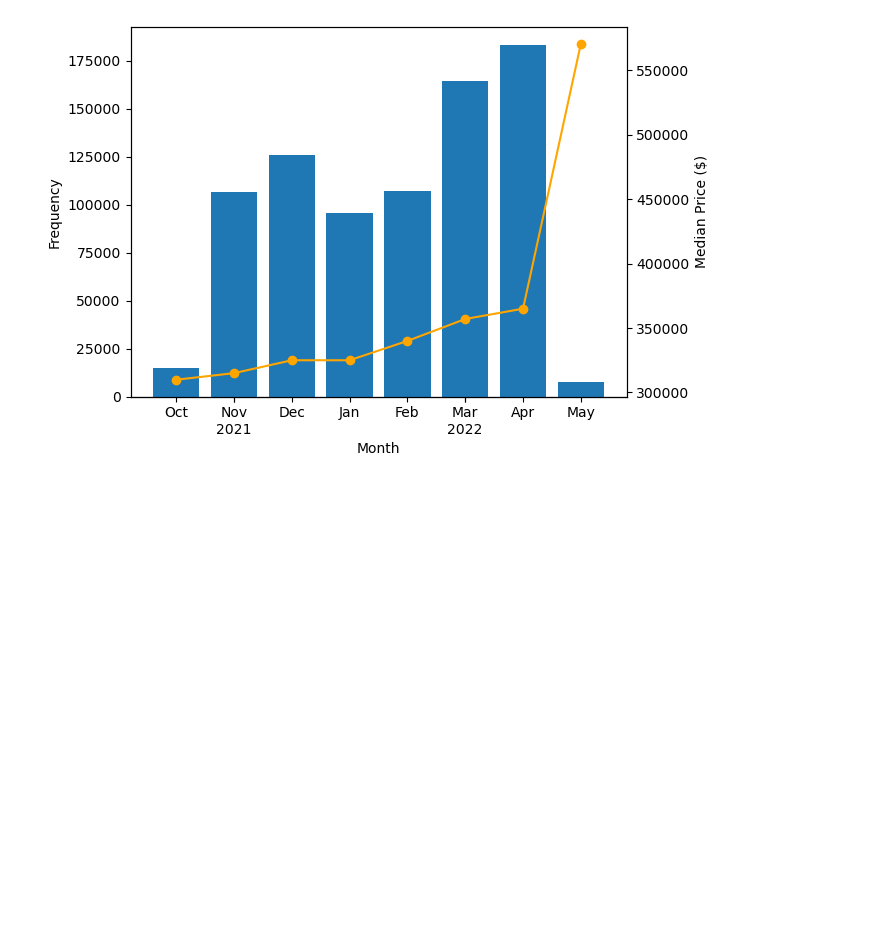
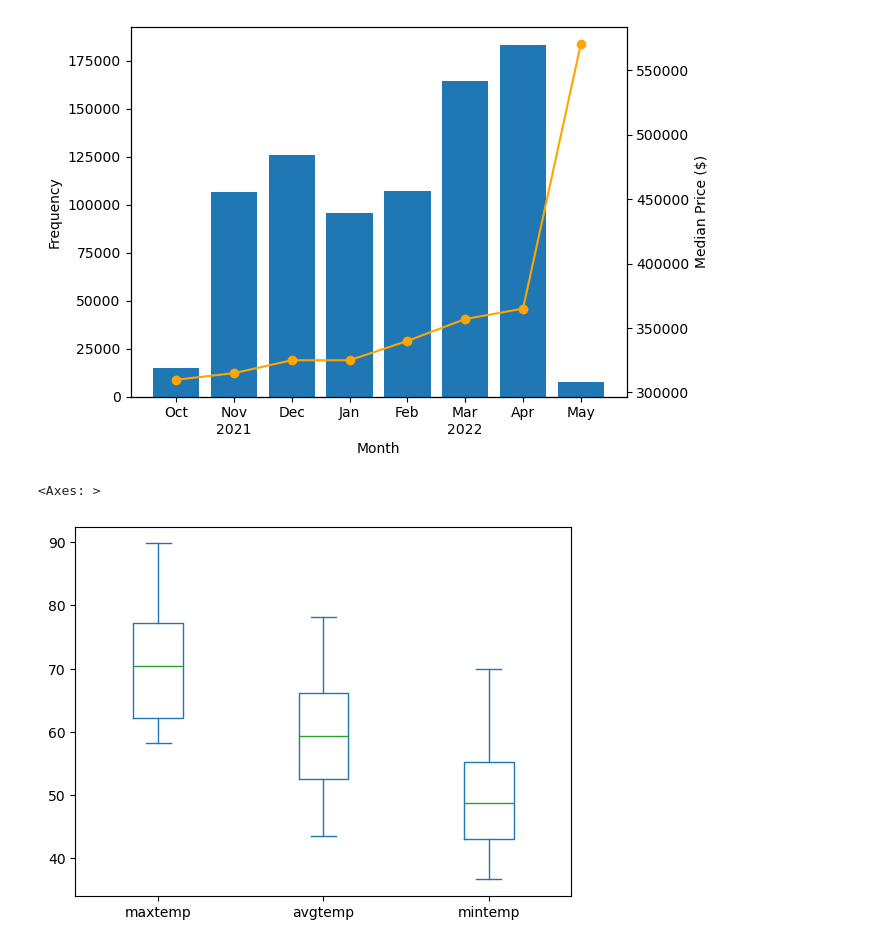
Before and after one commit to luke-dillon/PlacementProject, a Jupyter notebook: eda.ipynb, the cells around one changed output. Drawn from its saved outputs; the diff is of its cells as text; code cells hidden in the pictures; blank space fills up the shorter version.

```diff
--- a/eda.ipynb
+++ b/eda.ipynb
@@ -408,3 +416,8 @@ ax2.set_ylabel('Median Price ($)')
 plt.show()
 # %% [output]
 [figure]
+# %%
+sold[['maxtemp', 'avgtemp', 'mintemp']].plot(kind = "box")
+# %% [output]
+<Axes: >
+[figure, added]
```
Also changed, not shown: parts of 8 cells of this notebook.
